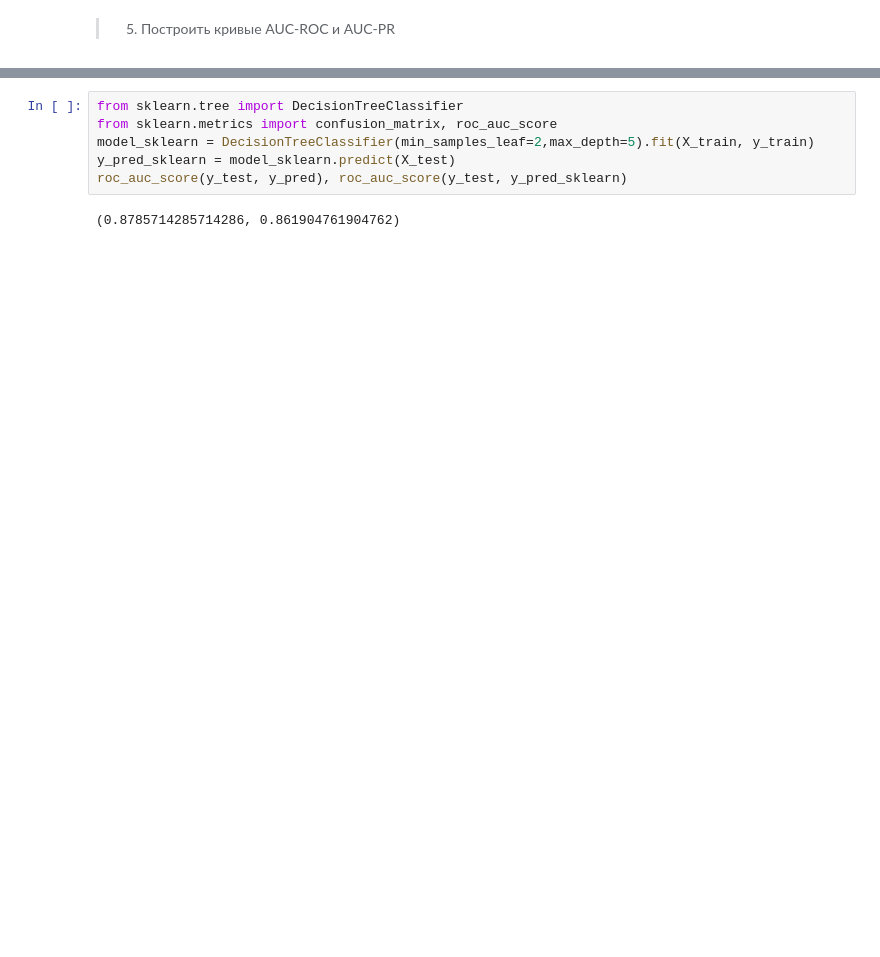
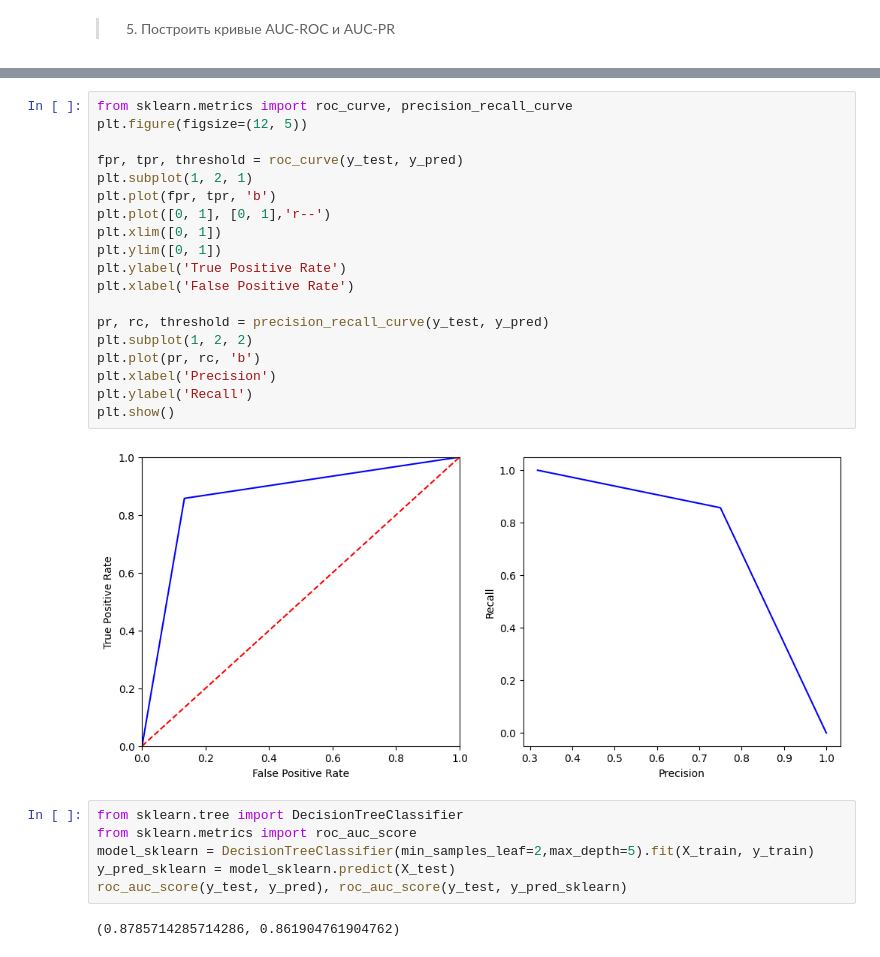
Before and after one commit to e1turin/itmo-ai-systems, a Jupyter notebook: module-2/lab-6/solution.ipynb, the cells around one changed output, grey strips where cells are left out. Saved outputs shown, nothing was run; the diff lists cells and outputs as text; blank space fills up the shorter version.

Commit message:
finally created metrics

```diff
--- a/module-2/lab-6/solution.ipynb
+++ b/module-2/lab-6/solution.ipynb
@@ -305,6 +424,27 @@ len(X_train[X_train['COURSE ID'] == 2]), len(X_test[X_test['COURSE ID'] == 2])
+# %%
+from sklearn.metrics import roc_curve, precision_recall_curve
+plt.figure(figsize=(12, 5))
+
+fpr, tpr, threshold = roc_curve(y_test, y_pred)
+plt.subplot(1, 2, 1)
+plt.plot(fpr, tpr, 'b')
+plt.plot([0, 1], [0, 1],'r--')
+plt.xlim([0, 1])
+plt.ylim([0, 1])
+plt.ylabel('True Positive Rate')
+plt.xlabel('False Positive Rate')
+
+pr, rc, threshold = precision_recall_curve(y_test, y_pred)
+plt.subplot(1, 2, 2)
+plt.plot(pr, rc, 'b')
+plt.xlabel('Precision')
+plt.ylabel('Recall')
+plt.show()
+# %% [output]
+[figure, added]
 # %%
 from sklearn.tree import DecisionTreeClassifier
-from sklearn.metrics import confusion_matrix, roc_auc_score
+from sklearn.metrics import roc_auc_score
 model_sklearn = DecisionTreeClassifier(min_samples_leaf=2,max_depth=5).fit(X_train, y_train)
 y_pred_sklearn = model_sklearn.predict(X_test)
 roc_auc_score(y_test, y_pred), roc_auc_score(y_test, y_pred_sklearn)
```
Also changed, not shown: parts of 9 cells of this notebook, 1 other file.
